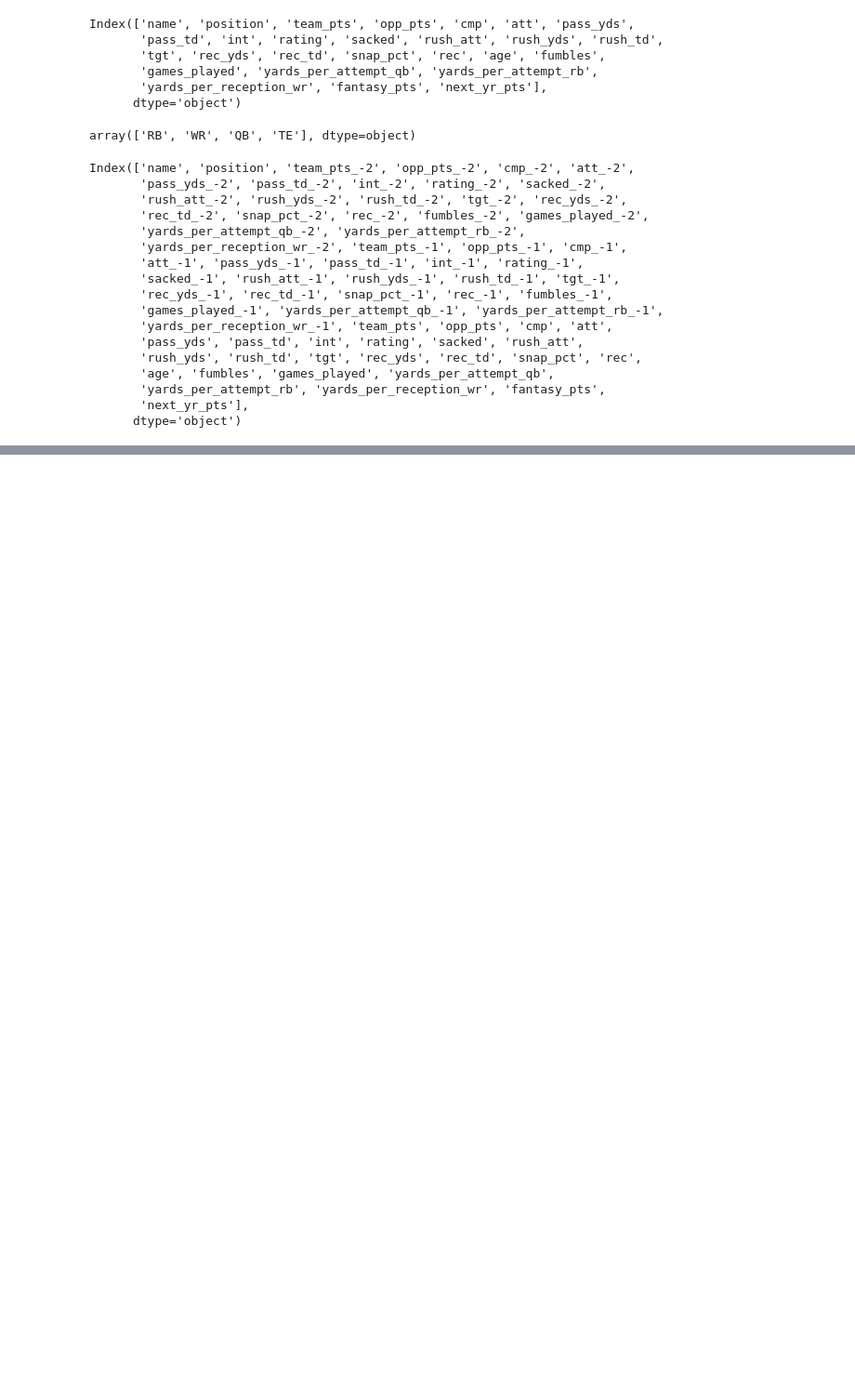
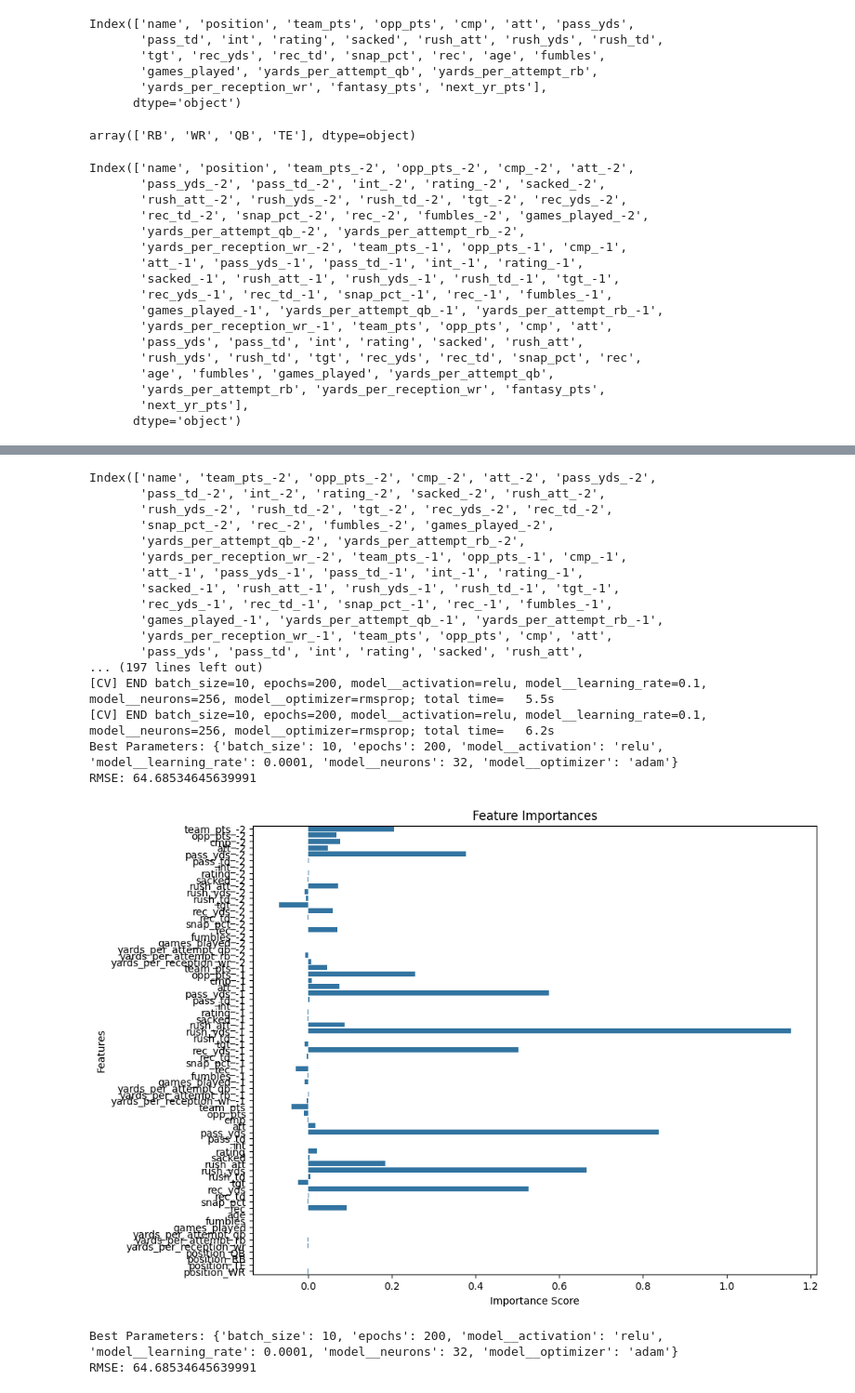
Before and after one commit to willhoff2/ff-397-STL, a Jupyter notebook: nn_3yrs_ff.ipynb, the cells around one changed output, grey strips where cells are left out. Shown: that part at 93% size. Saved outputs shown, nothing was run; the diff lists cells and outputs as text; code cells hidden in the pictures; blank space fills up the shorter version.

```diff
--- a/nn_3yrs_ff.ipynb
+++ b/nn_3yrs_ff.ipynb
@@ -242,0 +274,25 @@ RMSE: 45.21982207579932
+# %%
+model_full, params_full, rmse_full = process_and_model(df_3yr_2)
+print(f'Best Parameters: {params_full}')
+print(f'RMSE: {rmse_full}')
+# %% [output]
+Index(['name', 'team_pts_-2', 'opp_pts_-2', 'cmp_-2', 'att_-2', 'pass_yds_-2',
+       'pass_td_-2', 'int_-2', 'rating_-2', 'sacked_-2', 'rush_att_-2',
+       'rush_yds_-2', 'rush_td_-2', 'tgt_-2', 'rec_yds_-2', 'rec_td_-2',
+       'snap_pct_-2', 'rec_-2', 'fumbles_-2', 'games_played_-2',
+       'yards_per_attempt_qb_-2', 'yards_per_attempt_rb_-2',
+       'yards_per_reception_wr_-2', 'team_pts_-1', 'opp_pts_-1', 'cmp_-1',
+       'att_-1', 'pass_yds_-1', 'pass_td_-1', 'int_-1', 'rating_-1',
+       'sacked_-1', 'rush_att_-1', 'rush_yds_-1', 'rush_td_-1', 'tgt_-1',
+       'rec_yds_-1', 'rec_td_-1', 'snap_pct_-1', 'rec_-1', 'fumbles_-1',
+       'games_played_-1', 'yards_per_attempt_qb_-1', 'yards_per_attempt_rb_-1',
+       'yards_per_reception_wr_-1', 'team_pts', 'opp_pts', 'cmp', 'att',
+       'pass_yds', 'pass_td', 'int', 'rating', 'sacked', 'rush_att',
+... (197 lines left out)
+[CV] END batch_size=10, epochs=200, model__activation=relu, model__learning_rate=0.1, model__neurons=256, model__optimizer=rmsprop; total time=   5.5s
+[CV] END batch_size=10, epochs=200, model__activation=relu, model__learning_rate=0.1, model__neurons=256, model__optimizer=rmsprop; total time=   6.2s
+Best Parameters: {'batch_size': 10, 'epochs': 200, 'model__activation': 'relu', 'model__learning_rate': 0.0001, 'model__neurons': 32, 'model__optimizer': 'adam'}
+RMSE: 64.68534645639991
+[figure, added]
+Best Parameters: {'batch_size': 10, 'epochs': 200, 'model__activation': 'relu', 'model__learning_rate': 0.0001, 'model__neurons': 32, 'model__optimizer': 'adam'}
+RMSE: 64.68534645639991
```
Also changed, not shown: parts of 4 cells of this notebook, 1 other file.
